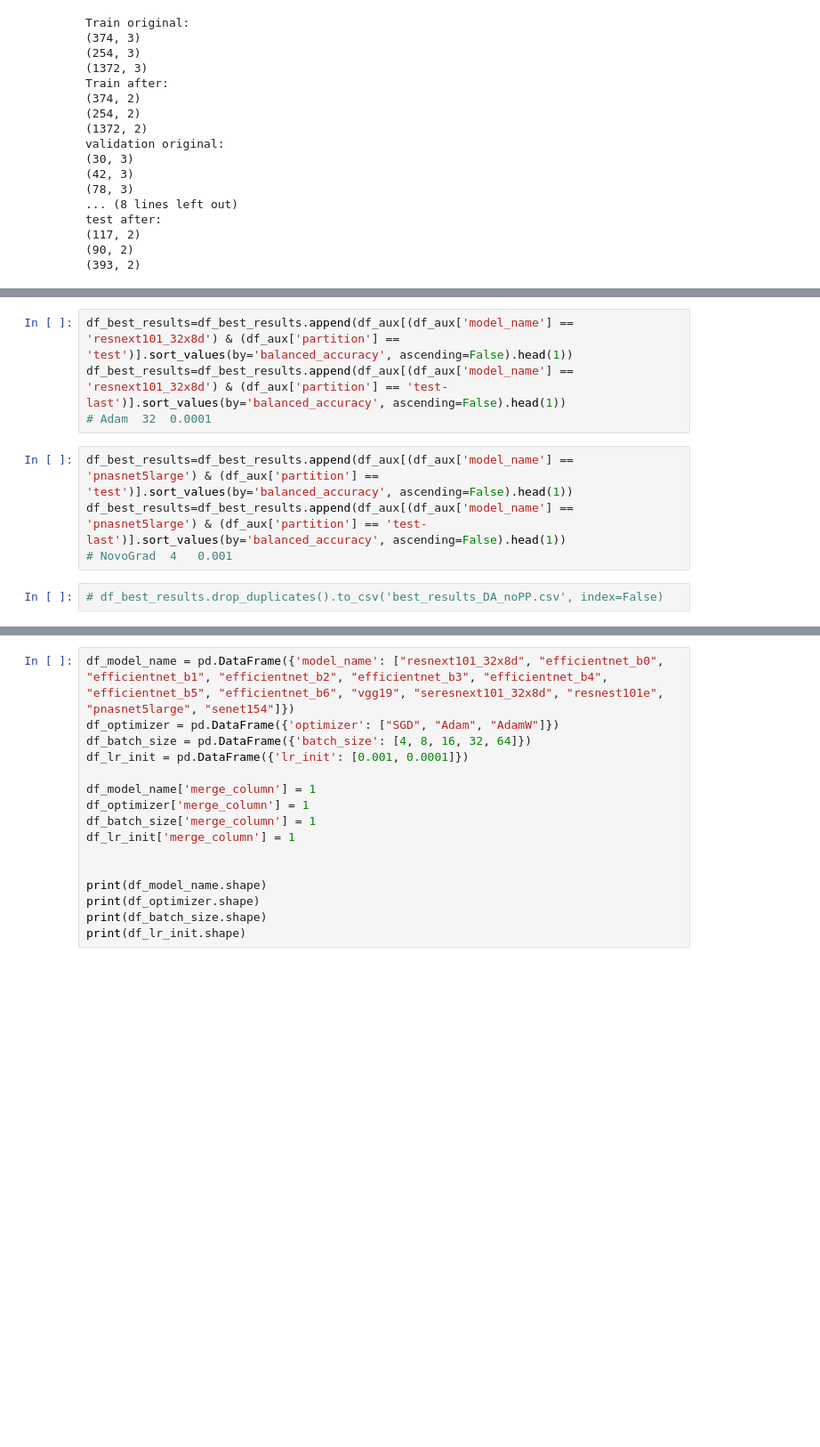
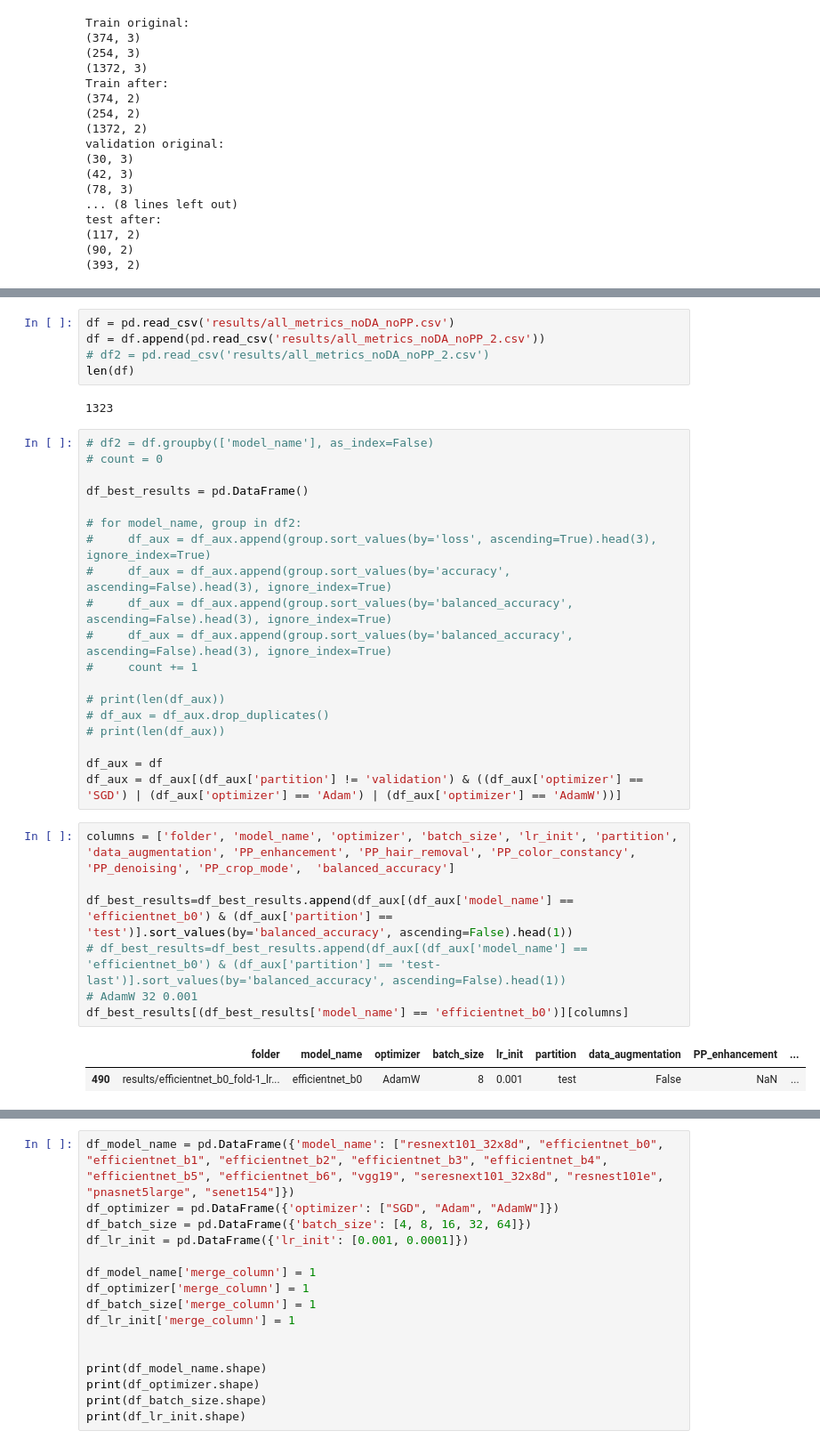
Before and after one commit to giuzis/masters, a Jupyter notebook: cnn/learning_cycle/benchmarks/isic/data_analisys_model.ipynb, the cells around one changed output, grey strips where cells are left out. Shown at 89% size. Cells and saved outputs as stored; diff of their text form; blank space fills up the shorter version.

```diff
--- a/cnn/learning_cycle/benchmarks/isic/data_analisys_model.ipynb
+++ b/cnn/learning_cycle/benchmarks/isic/data_analisys_model.ipynb
@@ -143,10 +75,36 @@ df_best_results=df_best_results.append(df_aux[(df_aux['model_name'] == 'senet154
-# %%
-df_best_results=df_best_results.append(df_aux[(df_aux['model_name'] == 'resnext101_32x8d') & (df_aux['partition'] == 'test')].sort_values(by='balanced_accuracy', ascending=False).head(1))
-df_best_results=df_best_results.append(df_aux[(df_aux['model_name'] == 'resnext101_32x8d') & (df_aux['partition'] == 'test-last')].sort_values(by='balanced_accuracy', ascending=False).head(1))
-# Adam	32	0.0001
-# %%
-df_best_results=df_best_results.append(df_aux[(df_aux['model_name'] == 'pnasnet5large') & (df_aux['partition'] == 'test')].sort_values(by='balanced_accuracy', ascending=False).head(1))
-df_best_results=df_best_results.append(df_aux[(df_aux['model_name'] == 'pnasnet5large') & (df_aux['partition'] == 'test-last')].sort_values(by='balanced_accuracy', ascending=False).head(1))
-# NovoGrad	4	0.001
-# %%
-# df_best_results.drop_duplicates().to_csv('best_results_DA_noPP.csv', index=False)
+# %%
+df = pd.read_csv('results/all_metrics_noDA_noPP.csv')
+df = df.append(pd.read_csv('results/all_metrics_noDA_noPP_2.csv'))
+# df2 = pd.read_csv('results/all_metrics_noDA_noPP_2.csv')
+len(df)
+# %% [output]
+1323
+# %%
+# df2 = df.groupby(['model_name'], as_index=False)
+# count = 0
+
+df_best_results = pd.DataFrame()
+
+# for model_name, group in df2:
+#     df_aux = df_aux.append(group.sort_values(by='loss', ascending=True).head(3), ignore_index=True)
+#     df_aux = df_aux.append(group.sort_values(by='accuracy', ascending=False).head(3), ignore_index=True)
+#     df_aux = df_aux.append(group.sort_values(by='balanced_accuracy', ascending=False).head(3), ignore_index=True)
+#     df_aux = df_aux.append(group.sort_values(by='balanced_accuracy', ascending=False).head(3), ignore_index=True)
+#     count += 1
+
+# print(len(df_aux))
+# df_aux = df_aux.drop_duplicates()
+# print(len(df_aux))
+
+df_aux = df
+df_aux = df_aux[(df_aux['partition'] != 'validation') & ((df_aux['optimizer'] == 'SGD') | (df_aux['optimizer'] == 'Adam') | (df_aux['optimizer'] == 'AdamW'))]
+# %%
+columns = ['folder', 'model_name', 'optimizer', 'batch_size', 'lr_init', 'partition', 'data_augmentation', 'PP_enhancement', 'PP_hair_removal', 'PP_color_constancy', 'PP_denoising', 'PP_crop_mode',  'balanced_accuracy']
+
+df_best_results=df_best_results.append(df_aux[(df_aux['model_name'] == 'efficientnet_b0') & (df_aux['partition'] == 'test')].sort_values(by='balanced_accuracy', ascending=False).head(1))
+# df_best_results=df_best_results.append(df_aux[(df_aux['model_name'] == 'efficientnet_b0') & (df_aux['partition'] == 'test-last')].sort_values(by='balanced_accuracy', ascending=False).head(1))
+# AdamW 32 0.001
+df_best_results[(df_best_results['model_name'] == 'efficientnet_b0')][columns]
+# %% [output]
+|  | folder | model_name | optimizer | batch_size | lr_init | partition | data_augmentation | PP_enhancement | ... |
+| 490 | results/efficientnet_b0_fold-1_lr... | efficientnet_b0 | AdamW | 8 | 0.001 | test | False | NaN | ... |
```
Also changed, not shown: parts of 31 cells of this notebook, 2 other files.
